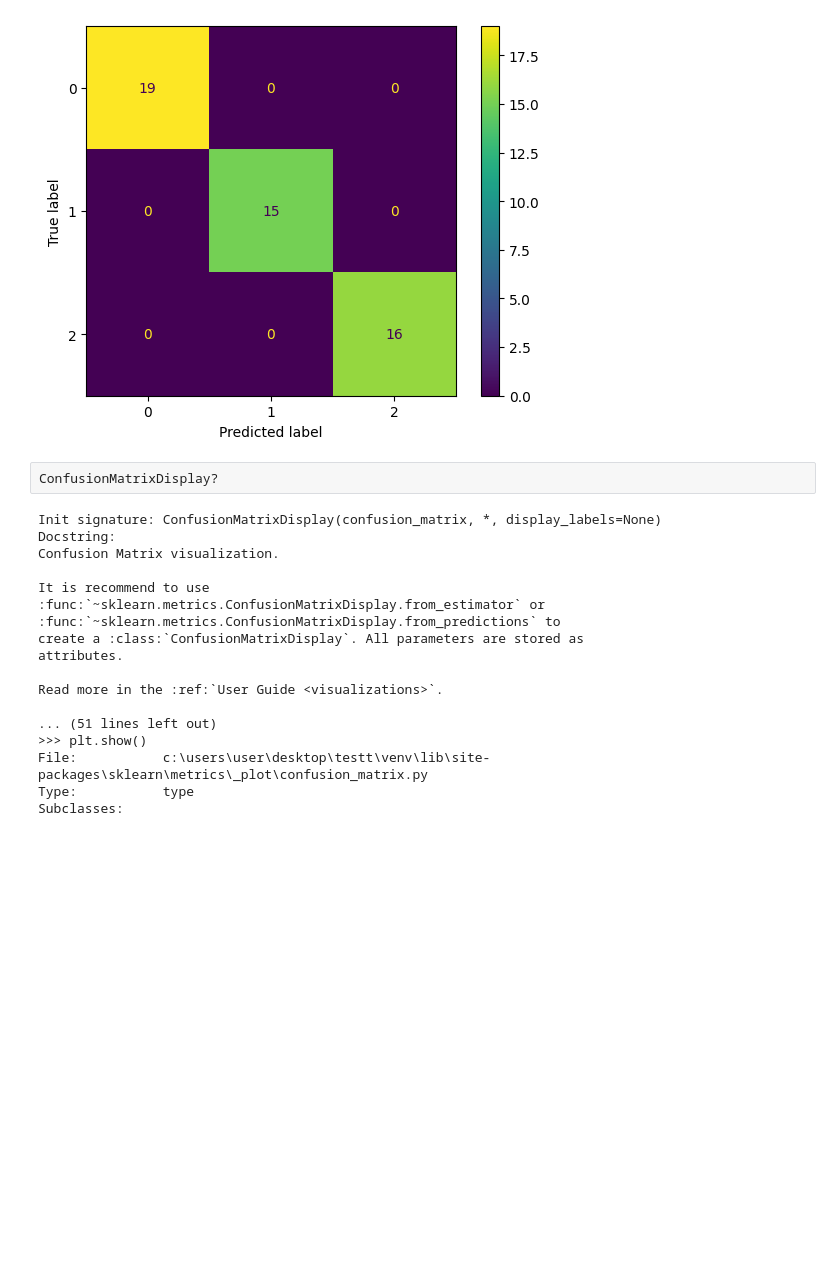
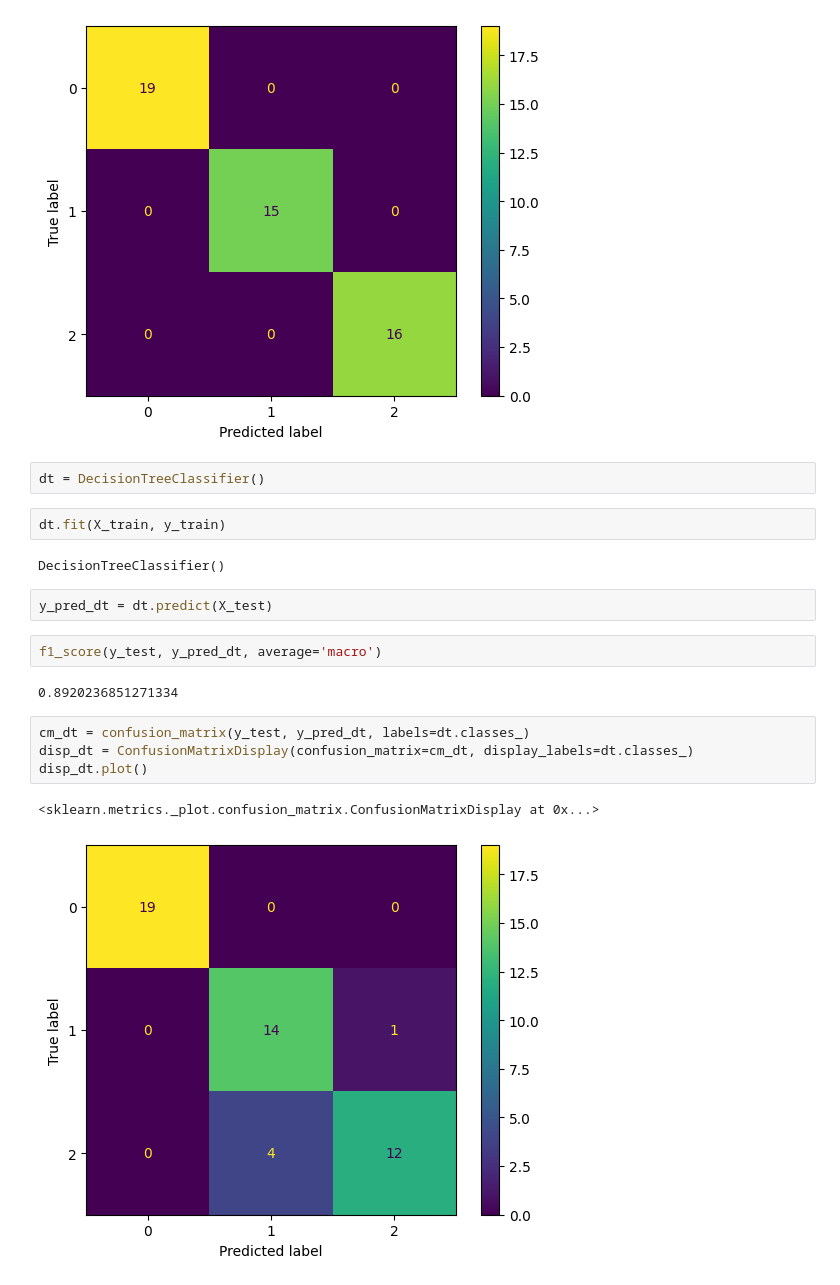
Before and after one commit to gaca9302/example, a Jupyter notebook: iris.ipynb, the cells around one changed output. Drawn from its saved outputs; the diff is of its cells as text; blank space fills up the shorter version.

```diff
--- a/iris.ipynb
+++ b/iris.ipynb
@@ -38,22 +39,21 @@ disp.plot()
 <sklearn.metrics._plot.confusion_matrix.ConfusionMatrixDisplay at 0x...>
 [figure]
 # %%
-ConfusionMatrixDisplay?
+dt = DecisionTreeClassifier()
-# %% [output]
-Init signature: ConfusionMatrixDisplay(confusion_matrix, *, display_labels=None)
-Docstring:
-Confusion Matrix visualization.
-
-It is recommend to use
-:func:`~sklearn.metrics.ConfusionMatrixDisplay.from_estimator` or
-:func:`~sklearn.metrics.ConfusionMatrixDisplay.from_predictions` to
-create a :class:`ConfusionMatrixDisplay`. All parameters are stored as
-attributes.
-
-Read more in the :ref:`User Guide <visualizations>`.
-
-... (51 lines left out)
->>> plt.show()
-File:           c:\users\user\desktop\testt\venv\lib\site-packages\sklearn\metrics\_plot\confusion_matrix.py
-Type:           type
-Subclasses:
+# %%
+dt.fit(X_train, y_train)
+# %% [output]
+DecisionTreeClassifier()
+# %%
+y_pred_dt = dt.predict(X_test)
+# %%
+f1_score(y_test, y_pred_dt, average='macro')
+# %% [output]
+0.8920236851271334
+# %%
+cm_dt = confusion_matrix(y_test, y_pred_dt, labels=dt.classes_)
+disp_dt = ConfusionMatrixDisplay(confusion_matrix=cm_dt, display_labels=dt.classes_)
+disp_dt.plot()
+# %% [output]
+<sklearn.metrics._plot.confusion_matrix.ConfusionMatrixDisplay at 0x...>
+[figure, added]
```
Also changed, not shown: parts of 1 cell of this notebook.
